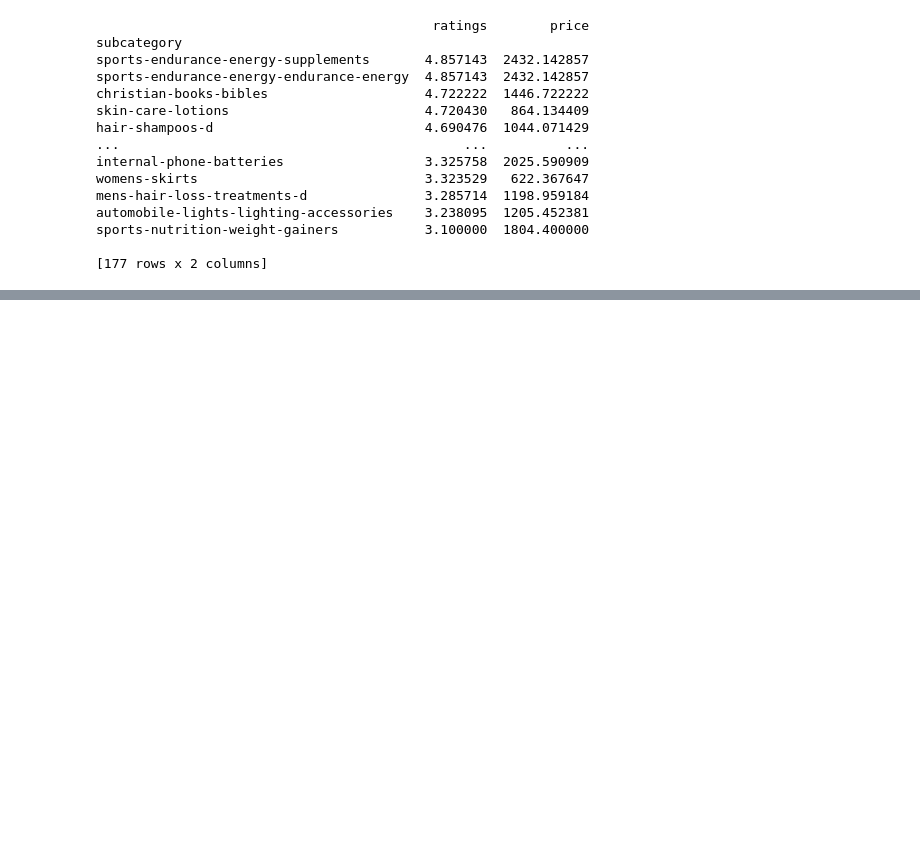
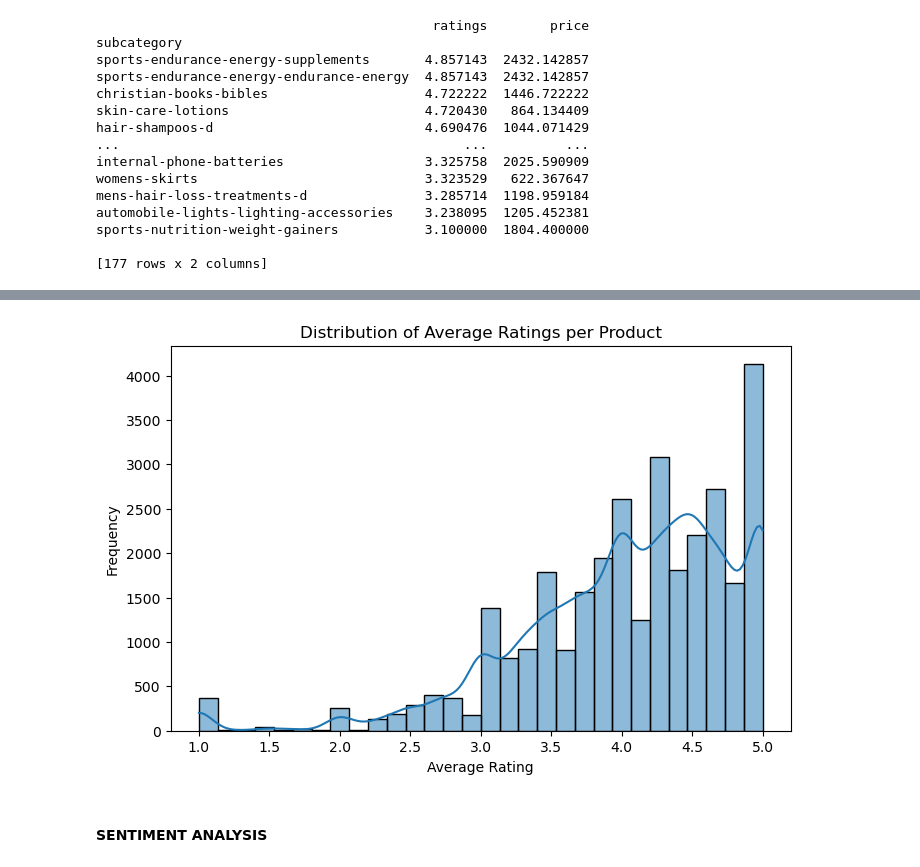
Before and after one commit to joakimTI/JUMIA-PRODUCTS-RECOMMENDATION-AND-PRODUCT-REVIEW-SYSTEM, a Jupyter notebook: index.ipynb, the cells around one changed output, grey strips where cells are left out. Saved outputs shown, nothing was run; the diff lists cells and outputs as text; code cells hidden in the pictures; blank space fills up the shorter version.

```diff
--- a/index.ipynb
+++ b/index.ipynb
@@ -763,0 +810,12 @@ df_1.head()
+# %%
+# Plotting avg_rating distribution
+plt.figure(figsize=(8, 5))
+sns.histplot(df_1['avg_rating'], kde=True, bins=30)
+plt.title('Distribution of Average Ratings per Product')
+plt.xlabel('Average Rating')
+plt.ylabel('Frequency')
+plt.show()
+# %% [output]
+[figure, added]
+# %% [markdown]
+#### SENTIMENT ANALYSIS
```
Also changed, not shown: parts of 49 cells of this notebook.
